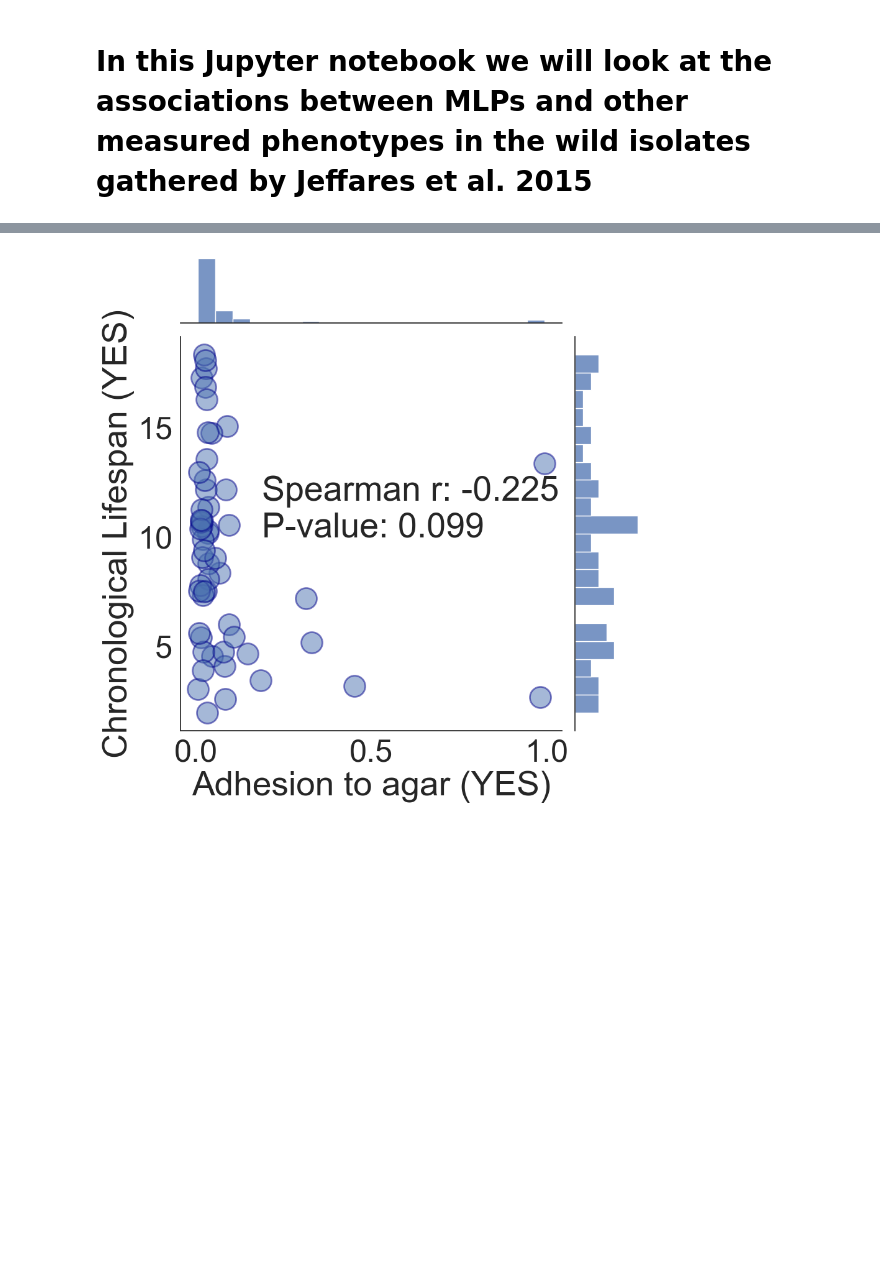
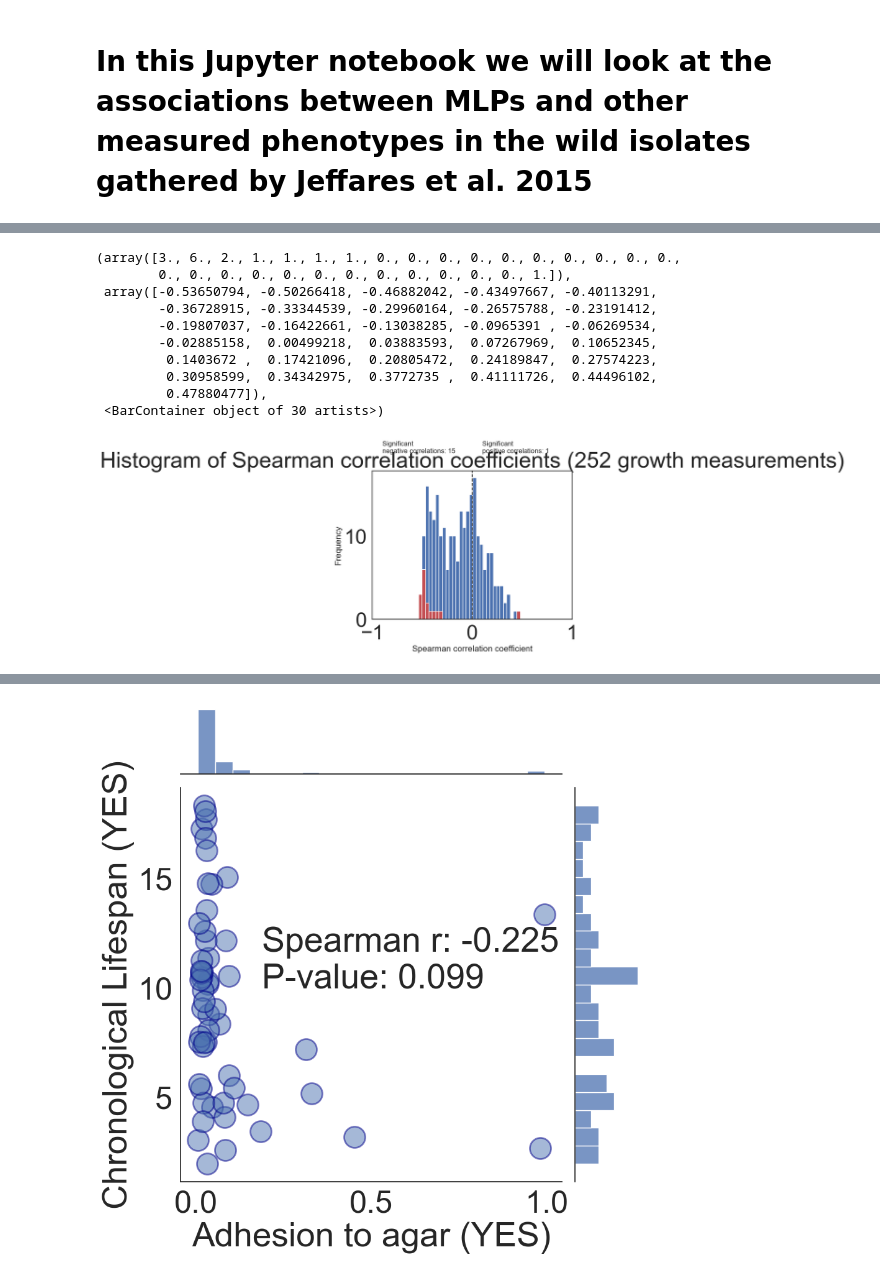
Before and after one commit to BKover99/S.-Pombe-MLPs, a Jupyter notebook: Bence folder/Analysis of Jeffares phenotypes/analysis_of_phenotypes.ipynb, the cells around one changed output, grey strips where cells are left out. Cells and saved outputs as stored; diff of their text form; code cells hidden in the pictures; blank space fills up the shorter version.

```diff
--- a/Bence folder/Analysis of Jeffares phenotypes/analysis_of_phenotypes.ipynb
+++ b/Bence folder/Analysis of Jeffares phenotypes/analysis_of_phenotypes.ipynb
@@ -238,9 +211,36 @@ corrs.head(100)
 # %%
 #keep cols phenotype Pearson, Pearson p-value, bonferroni and save as csv
-sig_corrs = corrs[['Pearson', 'Pearson p-value', 'bonferroni']]
+sig_corrs = corrs[['Spearman', 'Spearman p-value', 'bonferroni']]
 #rename to Bonferroni corrected p-value
 sig_corrs = sig_corrs.rename(columns={'bonferroni':'Bonferroni corrected p-value'})
 #keep only entries with Bonferroni corrected p-value < 0.05
 sig_corrs = sig_corrs[sig_corrs['Bonferroni corrected p-value']<0.05]
 sig_corrs.to_csv('correlations.csv')
+# %%
+#corrs["Pearson"] histogram
+plt.hist(corrs["Spearman"], bins=30)
+plt.xlabel("Spearman correlation coefficient", fontsize=15)
+plt.ylabel("Frequency", fontsize=15)
+plt.title("Histogram of Spearman correlation coefficients (252 growth measurements)")
+#x axis from -1 to 1
+plt.xlim(-1,1)
+#vertical line at 0
+plt.axvline(x=0, color='k', linestyle='--')
+#write number of negative and positive correlations
+plt.text(-0.9, 20, 'Significant \nnegative correlations: ' + str(len(sig_corrs[sig_corrs['Spearman']<0])), fontsize=12)
+plt.text(0.1, 20, 'Significant \npositive correlations: ' + str(len(sig_corrs[sig_corrs['Spearman']>0])), fontsize=12)
+#overlay red histogram of sig_corrs
+plt.hist(sig_corrs["Spearman"], bins=30, color='r')
+# %% [output]
+(array([3., 6., 2., 1., 1., 1., 1., 0., 0., 0., 0., 0., 0., 0., 0., 0., 0.,
+        0., 0., 0., 0., 0., 0., 0., 0., 0., 0., 0., 0., 1.]),
+ array([-0.53650794, -0.50266418, -0.46882042, -0.43497667, -0.40113291,
+        -0.36728915, -0.33344539, -0.29960164, -0.26575788, -0.23191412,
+        -0.19807037, -0.16422661, -0.13038285, -0.0965391 , -0.06269534,
+        -0.02885158,  0.00499218,  0.03883593,  0.07267969,  0.10652345,
+         0.1403672 ,  0.17421096,  0.20805472,  0.24189847,  0.27574223,
+         0.30958599,  0.34342975,  0.3772735 ,  0.41111726,  0.44496102,
+         0.47880477]),
+ <BarContainer object of 30 artists>)
+[figure, added]
 # %%
```
Also changed, not shown: parts of 11 cells of this notebook, 19 other files.
